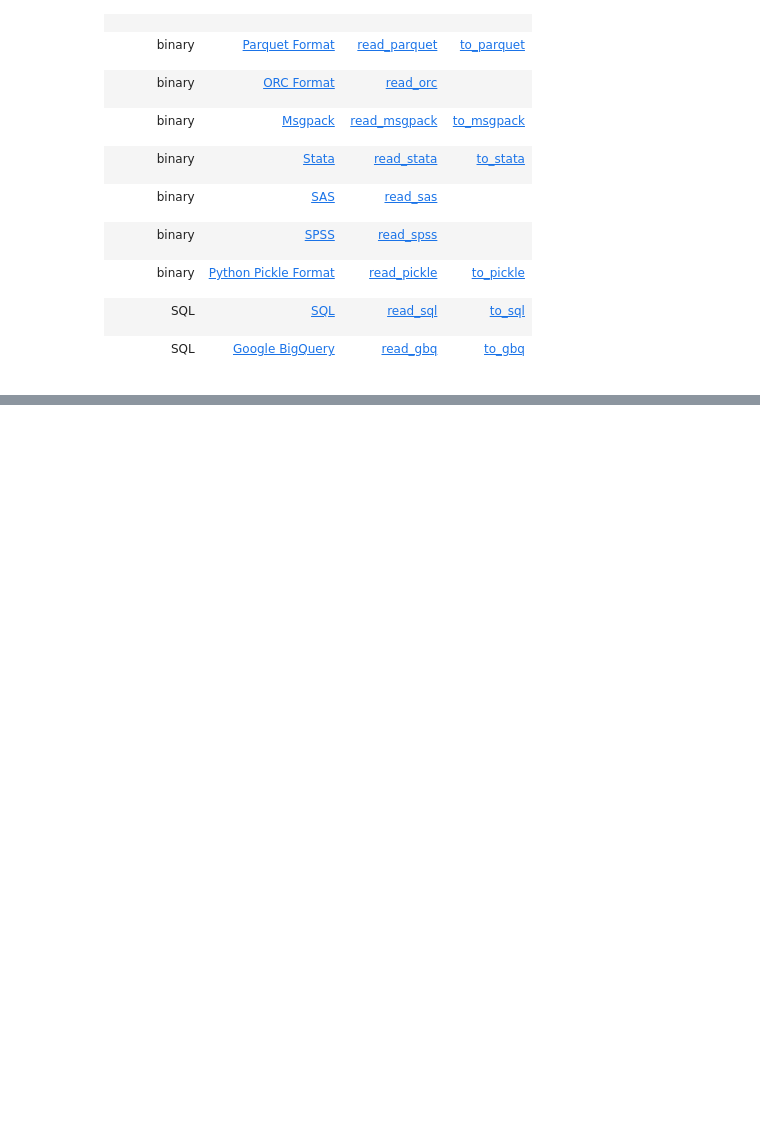
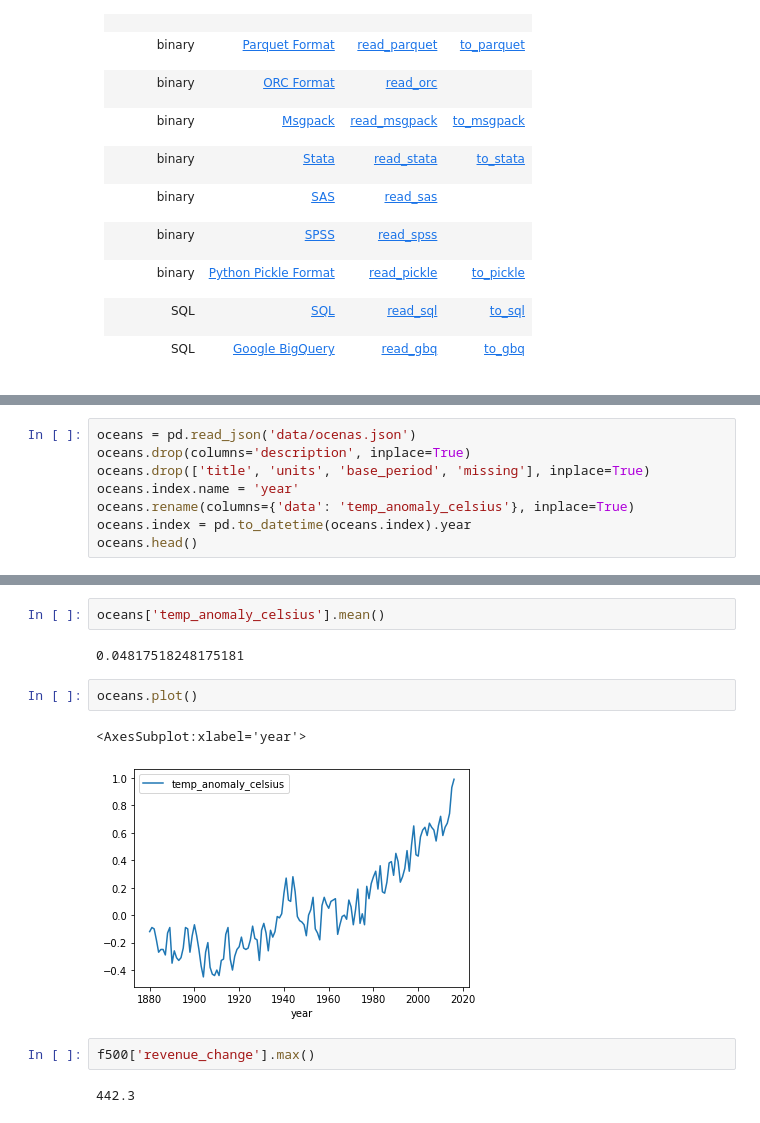
Before and after one commit to icta-tecaji/python-napredni-public, a Jupyter notebook: Del_03_Branje_in_pisanje_v_datoteke/del_03.ipynb, the cells around one changed output, grey strips where cells are left out. Saved outputs shown, nothing was run; the diff lists cells and outputs as text; blank space fills up the shorter version.

```diff
--- a/Del_03_Branje_in_pisanje_v_datoteke/del_03.ipynb
+++ b/Del_03_Branje_in_pisanje_v_datoteke/del_03.ipynb
@@ -474,0 +515,8 @@ f500.describe()
+# %%
+oceans = pd.read_json('data/ocenas.json')
+oceans.drop(columns='description', inplace=True)
+oceans.drop(['title', 'units', 'base_period', 'missing'], inplace=True)
+oceans.index.name = 'year'
+oceans.rename(columns={'data': 'temp_anomaly_celsius'}, inplace=True)
+oceans.index = pd.to_datetime(oceans.index).year
+oceans.head()
@@ -474,0 +531,13 @@ f500.describe()
+# %%
+oceans['temp_anomaly_celsius'].mean()
+# %% [output]
+0.04817518248175181
+# %%
+oceans.plot()
+# %% [output]
+<AxesSubplot:xlabel='year'>
+[figure, added]
+# %%
+f500['revenue_change'].max()
+# %% [output]
+442.3
```
Also changed, not shown: parts of 19 cells of this notebook, 6 other files.
